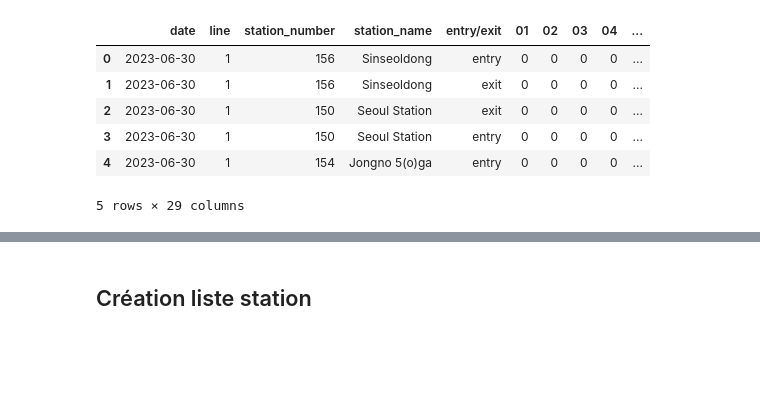
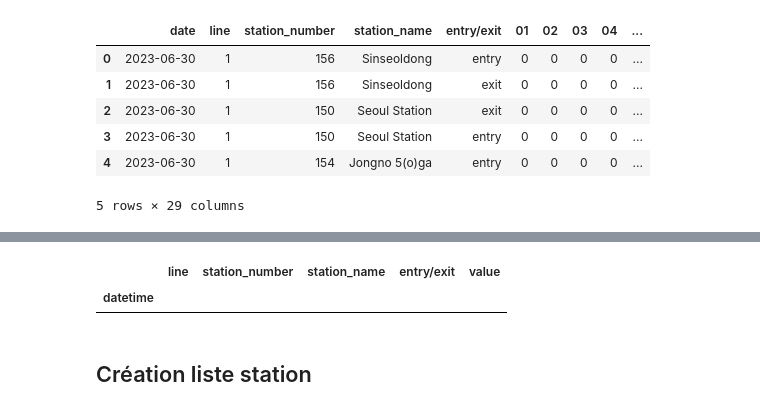
Before and after one commit to Arizona3000/metro_seoul, a Jupyter notebook: notebooks/baseline_model.ipynb, the cells around one changed output, grey strips where cells are left out. Saved outputs shown, nothing was run; the diff lists cells and outputs as text; code cells hidden in the pictures; blank space fills up the shorter version.

```diff
--- a/notebooks/baseline_model.ipynb
+++ b/notebooks/baseline_model.ipynb
@@ -132,3 +123,8 @@ df_final.sample(25)
+# %%
+df_final[(df_final['station_number'] == '431') & (df_final.index == '2022-06-13')]
+# %% [output]
+|  | line | station_number | station_name | entry/exit | value |
+| datetime |  |  |  |  |  |
 # %% [markdown]
 ## Création liste station
 # %%
```
Also changed, not shown: parts of 15 cells of this notebook, 1 other file.
